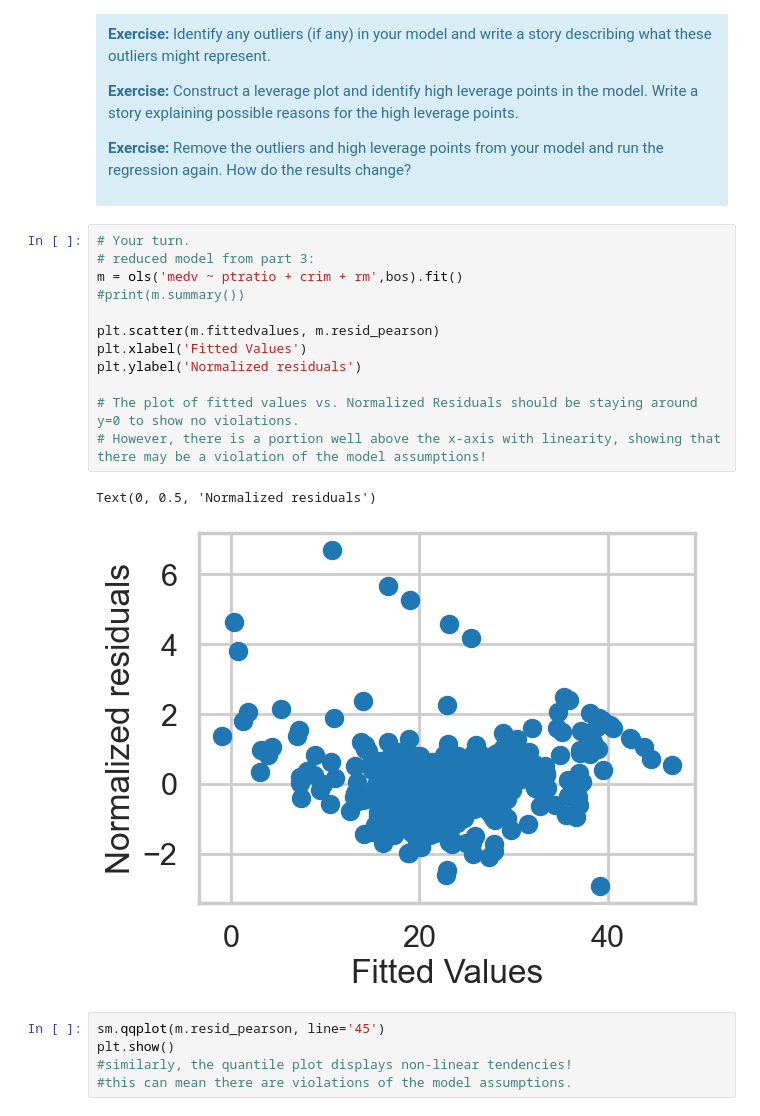
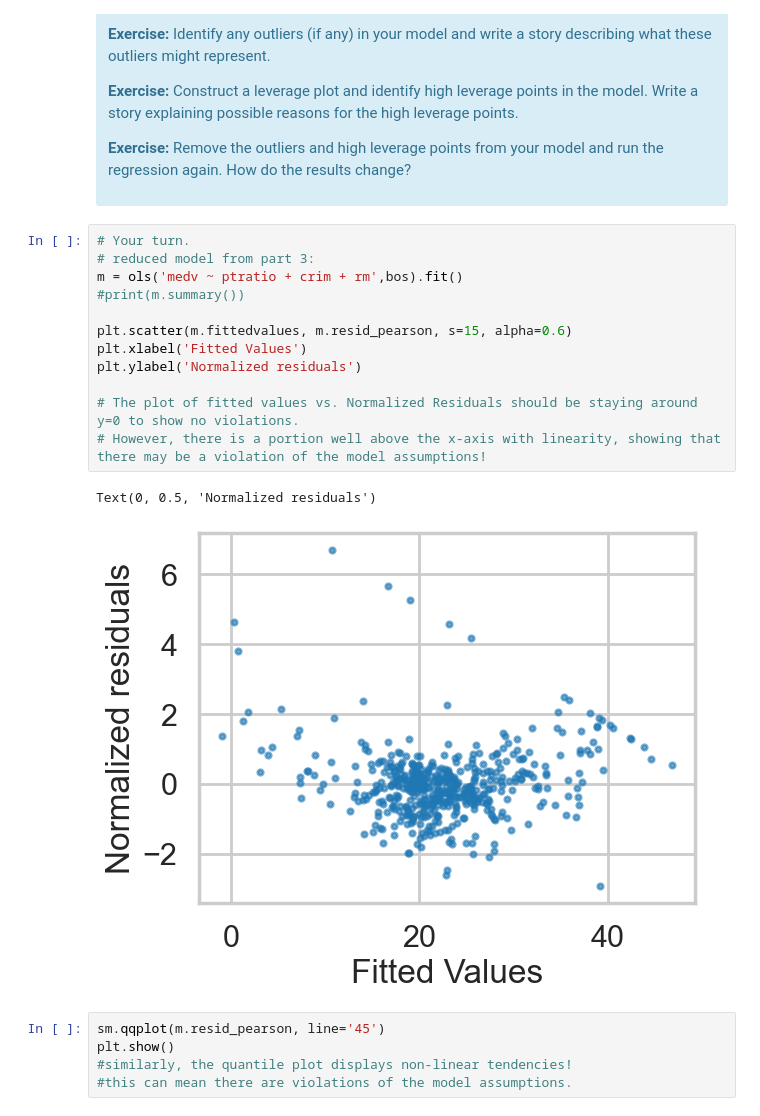
Before and after one commit to kevinjin21/mec-mini-projects, a Jupyter notebook: mec-11.4.1-linear-regression-mini-project/Mini_Project_Linear_Regression.ipynb, the cells around one changed output. Cells and saved outputs as stored; diff of their text form.

```diff
--- a/mec-11.4.1-linear-regression-mini-project/Mini_Project_Linear_Regression.ipynb
+++ b/mec-11.4.1-linear-regression-mini-project/Mini_Project_Linear_Regression.ipynb
@@ -908,18 +908,18 @@ There are some other issues that are important investigate with linear regressio
 # %%
 # Your turn.
 # reduced model from part 3:
 m = ols('medv ~ ptratio + crim + rm',bos).fit()
 #print(m.summary())
 
-plt.scatter(m.fittedvalues, m.resid_pearson)
+plt.scatter(m.fittedvalues, m.resid_pearson, s=15, alpha=0.6)
 plt.xlabel('Fitted Values')
 plt.ylabel('Normalized residuals')
 
 # The plot of fitted values vs. Normalized Residuals should be staying around y=0 to show no violations.
 # However, there is a portion well above the x-axis with linearity, showing that there may be a violation of the model assumptions!
 # %% [output]
 Text(0, 0.5, 'Normalized residuals')
-[figure, old version]
+[figure, new version]
 # %%
 sm.qqplot(m.resid_pearson, line='45')
 plt.show()
```
Also changed, not shown: parts of 19 cells of this notebook.
